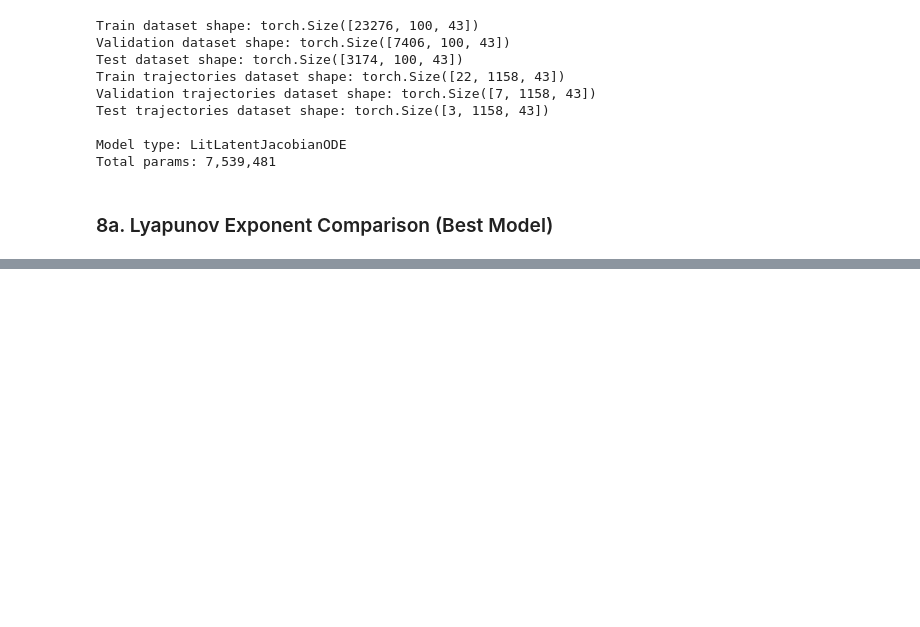
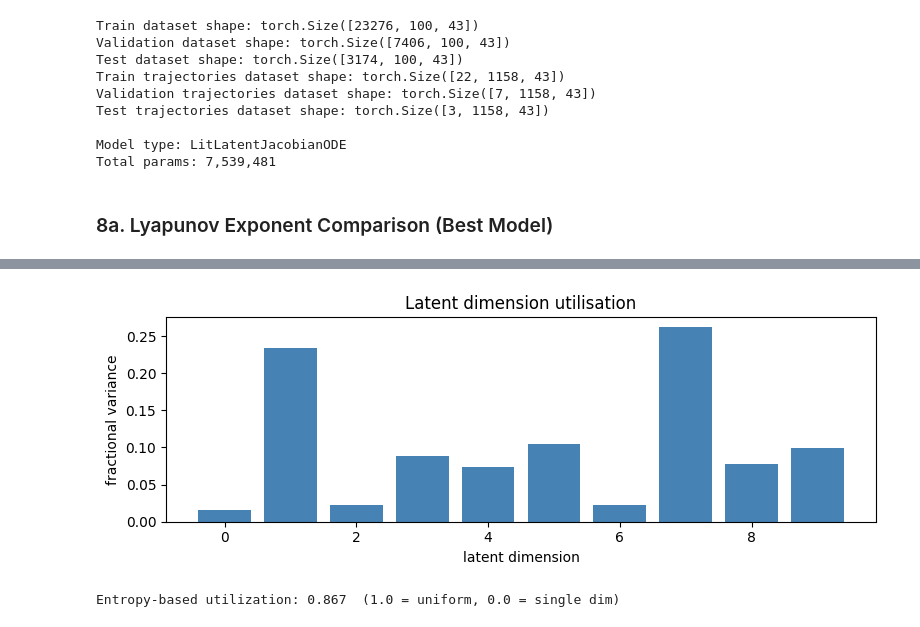
Before and after one commit to adamjeisen/JacobianODE, a Jupyter notebook: _jupyter/Pretrained Encoder + JacobianODE (Lorenz - hyperparameter sweep).ipynb, the cells around one changed output, grey strips where cells are left out. Saved outputs shown, nothing was run; the diff lists cells and outputs as text; code cells hidden in the pictures; blank space fills up the shorter version.

```diff
--- a/_jupyter/Pretrained Encoder + JacobianODE (Lorenz - hyperparameter sweep).ipynb
+++ b/_jupyter/Pretrained Encoder + JacobianODE (Lorenz - hyperparameter sweep).ipynb
@@ -641,0 +728,22 @@ True Lorenz:
+# %%
+# ---- Per-dimension variance (latent utilisation) ----
+import math
+
+dim_var = Z_flat.var(axis=0)
+
+fig, ax = plt.subplots(figsize=(8, 3))
+ax.bar(range(len(dim_var)), dim_var / dim_var.sum(), color='steelblue')
+ax.set_xlabel('latent dimension')
+ax.set_ylabel('fractional variance')
+ax.set_title('Latent dimension utilisation')
+plt.tight_layout()
+plt.show()
+
+p = dim_var / dim_var.sum()
+entropy = -np.sum(p * np.log(p + 1e-10))
+n_latent = Z_flat.shape[-1]
+utilization = entropy / math.log(n_latent)
+print(f'Entropy-based utilization: {utilization:.3f}  (1.0 = uniform, 0.0 = single dim)')
+# %% [output]
+[figure, added]
+Entropy-based utilization: 0.867  (1.0 = uniform, 0.0 = single dim)
```
Also changed, not shown: parts of 29 cells of this notebook, 13 other files.
